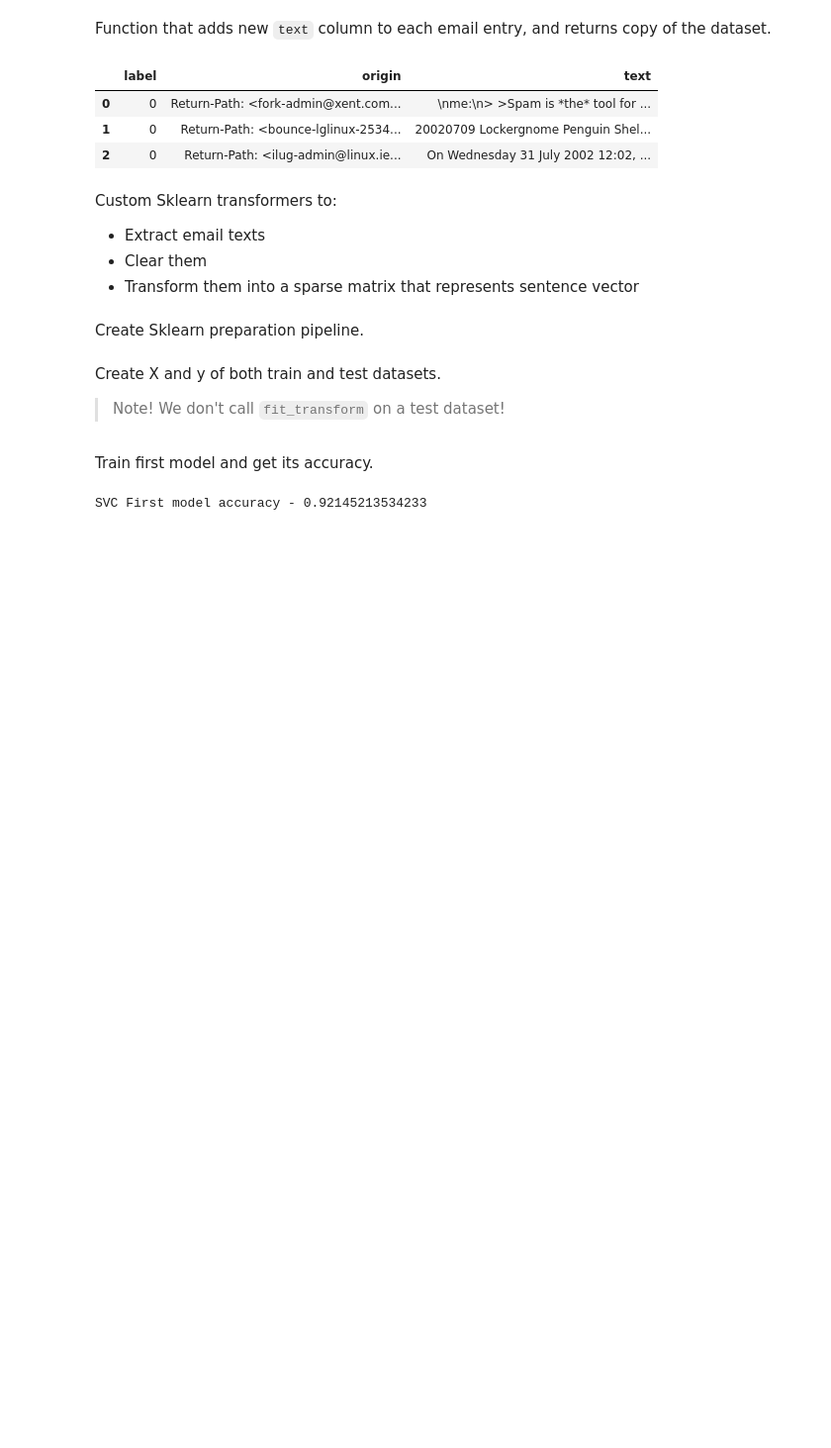
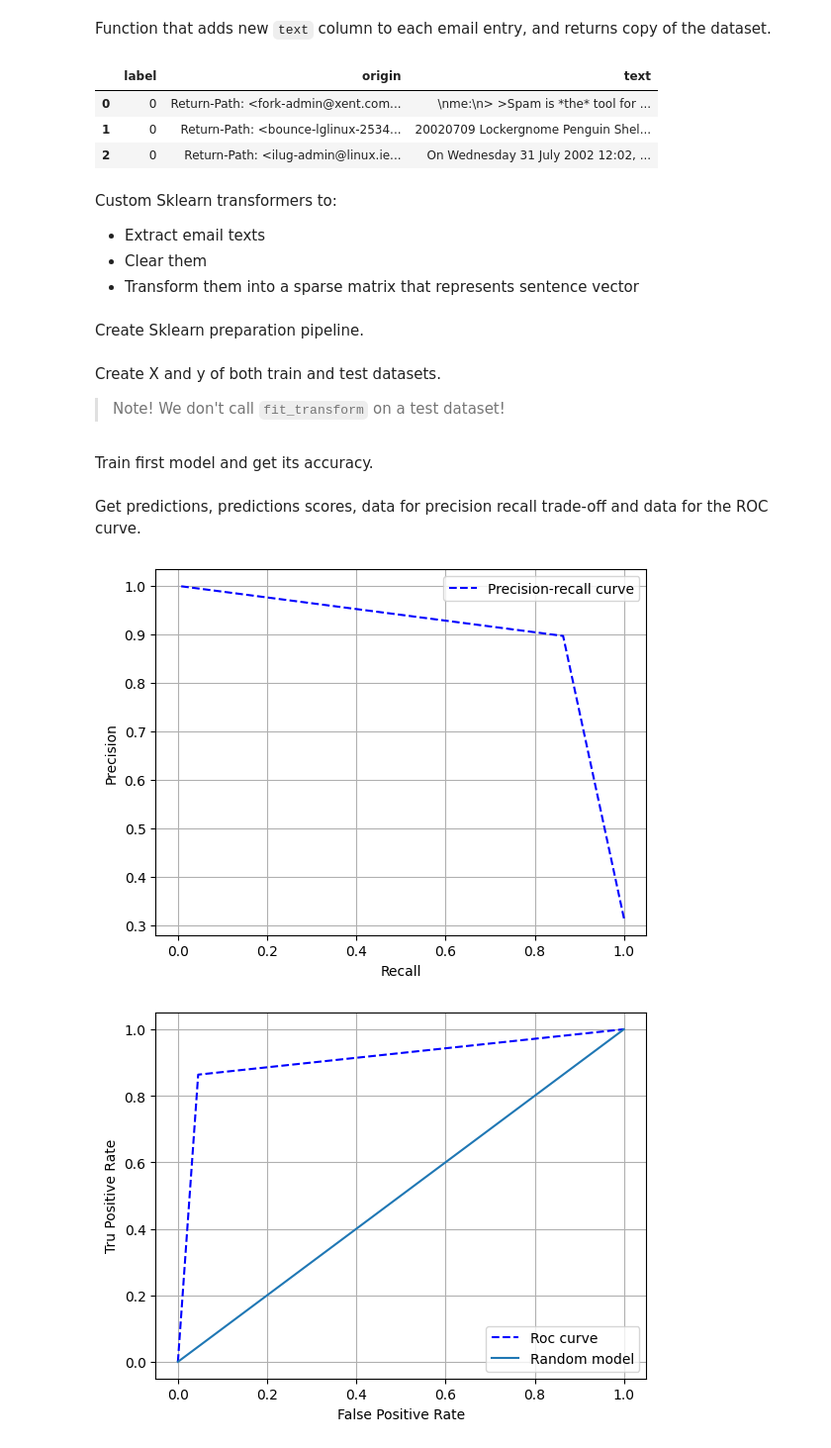
Before and after one commit to yeghor/Learning-Machine-Learning, a Jupyter notebook: jupyter_notes/Spam-Letters-Classification.ipynb, the cells around one changed output. Shown at 99% size. Saved outputs shown, nothing was run; the diff lists cells and outputs as text; code cells hidden in the pictures; blank space fills up the shorter version.

Commit message:
trained couple of models in spam clf project

```diff
--- a/jupyter_notes/Spam-Letters-Classification.ipynb
+++ b/jupyter_notes/Spam-Letters-Classification.ipynb
@@ -244,11 +247,39 @@ X_train, y_train = preparation_pipeline.fit_transform(train), train["label"]
 X_test, y_test = preparation_pipeline.transform(test), test["label"]
 # %% [markdown]
 Train first model and get its accuracy.
+# %% [markdown]
+Get predictions, predictions scores, data for precision recall trade-off and data for the ROC curve.
 # %%
 svc_clf = SVC()
 
-svc_accuracy = cross_val_score(svc_clf, X_train, y_train, cv=5, n_jobs=-1, scoring="accuracy")
-
-print(f"SVC First model accuracy - {svc_accuracy.mean()}")
+nb_predictions = cross_val_predict(svc_clf, X_train.toarray(), y_train, cv=3, n_jobs=-1)
+nb_scores_proba = cross_val_predict(svc_clf, X_train.toarray(), y_train, cv=3, method="predict_proba", n_jobs=-1)
-# %% [output]
-SVC First model accuracy - 0.92145213534233
+# %%
+precisions, recalls, thresholds = precision_recall_curve(y_train, nb_scores_proba[:, 1])
+fpr, tpr, thresholds = roc_curve(y_train, nb_scores_proba[:, 1])
+# %%
+def plot_precision_recall_curve(precisions, recalls) -> None:
+    plt.plot(recalls, precisions, label="Precision-recall curve", color="blue", linestyle="--")
+    plt.xlabel("Recall")
+    plt.ylabel("Precision")
+    plt.grid()
+    plt.legend()
+
+    plt.show()
+
+def plot_roc(fpr, tpr) -> None:
+    plt.plot(fpr, tpr, label="Roc curve", color="blue", linestyle="--")
+    plt.plot([0, 1], [0, 1], label="Random model")
+
+    plt.xlabel("False Positive Rate")
+    plt.ylabel("Tru Positive Rate")
+    plt.grid()
+    plt.legend()
+
+    plt.show()
+# %%
+plot_precision_recall_curve(precisions, recalls)
+plot_roc(fpr, tpr)
+# %% [output]
+[figure, added]
+[figure, added]
```
Also changed, not shown: parts of 8 cells of this notebook, 1 other file.
